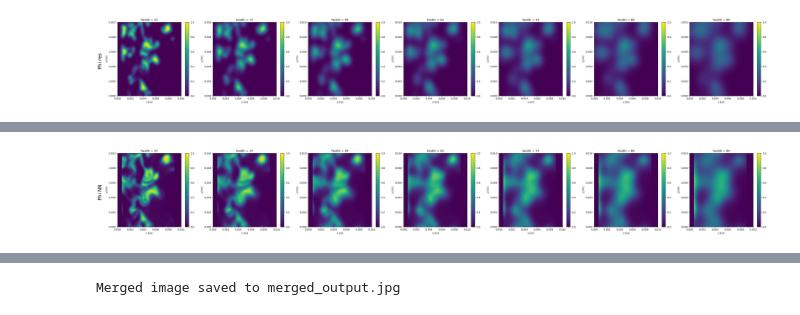
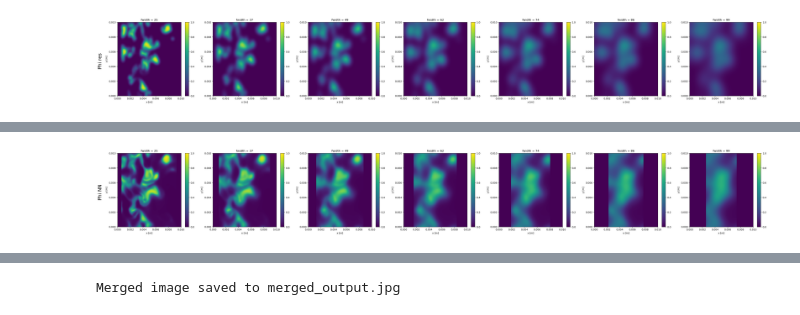
Before and after one commit to MedBox19/TAS-AE2224-I, a Jupyter notebook: mission2/Mission2.ipynb, the cells around one changed output, grey strips where cells are left out. Saved outputs shown, nothing was run; the diff lists cells and outputs as text; code cells hidden in the pictures.

```diff
--- a/mission2/Mission2.ipynb
+++ b/mission2/Mission2.ipynb
@@ -52,7 +52,7 @@ for i, fwidth in enumerate(fwidth_n):
     # Plot the data
     plt.subplot(1, 7, i + 1)
     mesh = plt.pcolor(x, y, np.moveaxis(phi, (0, 1), (1, 0)),
-                      cmap='viridis', vmin=0, vmax=1, shading='auto')
+                      cmap='jet', vmin=0, vmax=1, shading='auto')
     plt.colorbar(mesh)
     plt.title(f"fwidth = {fwidth}")
     plt.xlabel("x [m]")
@@ -106,15 +106,16 @@ NCT_NORM = 1.0 / DTH
 def bar(fwidth):
     filename = f"rest_of_the_data/case_B1_slice_data/bar-wtemp-slice-B1-0000080000-0{int(fwidth)}.raw"  # adjust according to your naming pattern
     data = np.fromfile(filename, count=-1, dtype=np.float64).reshape(nx, ny)
-    data[:27,:] = 0
-    data[346:,:] = 0
+    data[:fwidth,:] = 0
+    data[(384-fwidth):,:] = 0
+    return data
 
-    return data
+
 def tilde(fwidth):
     filename = f"rest_of_the_data/case_B1_slice_data/tilde-nablatemp-slice-B1-0000080000-0{int(fwidth)}.raw"  # adjust according to your naming pattern
     data = np.fromfile(filename, count=-1, dtype=np.float64).reshape(nx, ny)
-    data[:27,:] = 0
-    data[346:,:] = 0
+    data[:fwidth,:] = 0
+    data[(384-fwidth):,:] = 0
     return data
 
 # flame related constants
@@ -173,4 +174,4 @@ plt.show()
-[figure, old version]
+[figure, new version]
 # %%
 import numpy as np
 import matplotlib.pyplot as plt
```
Also changed, not shown: parts of 2 cells of this notebook, 3 other files.
